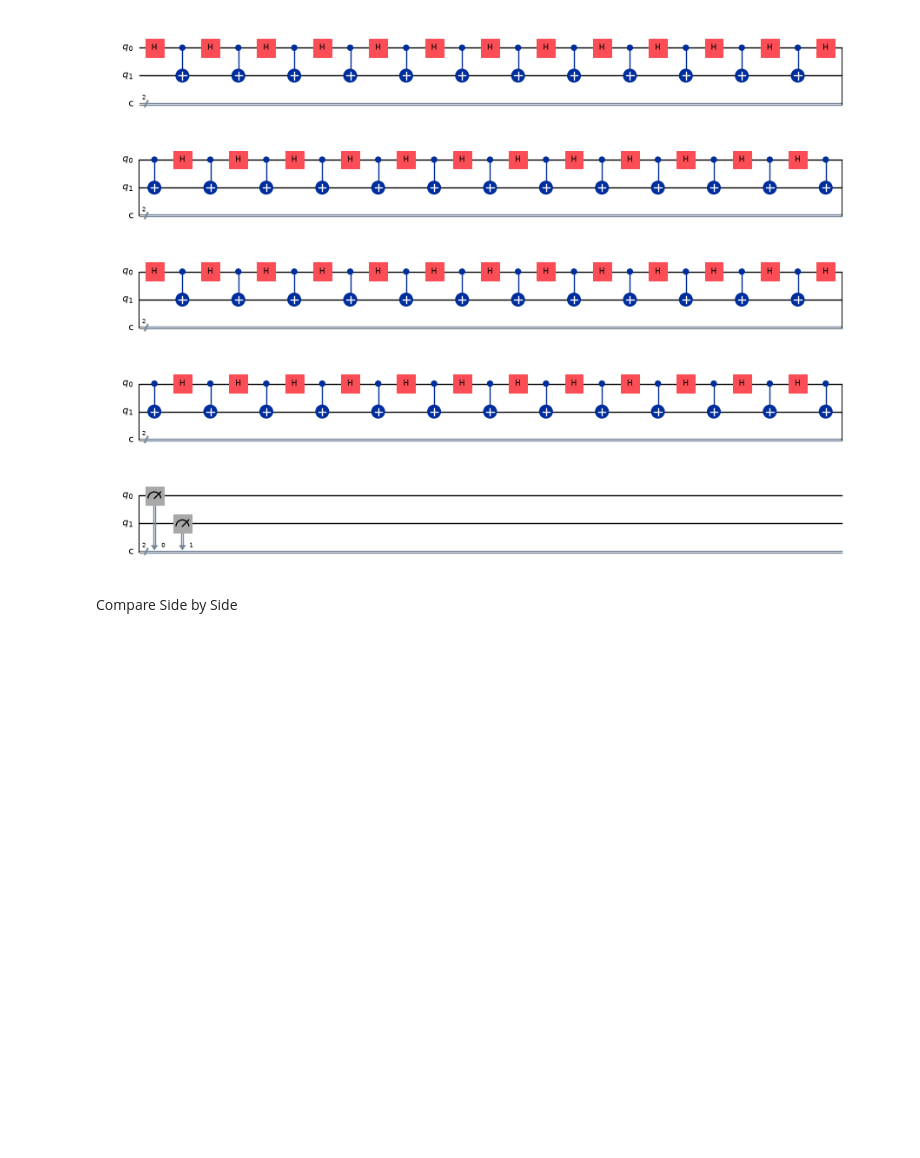
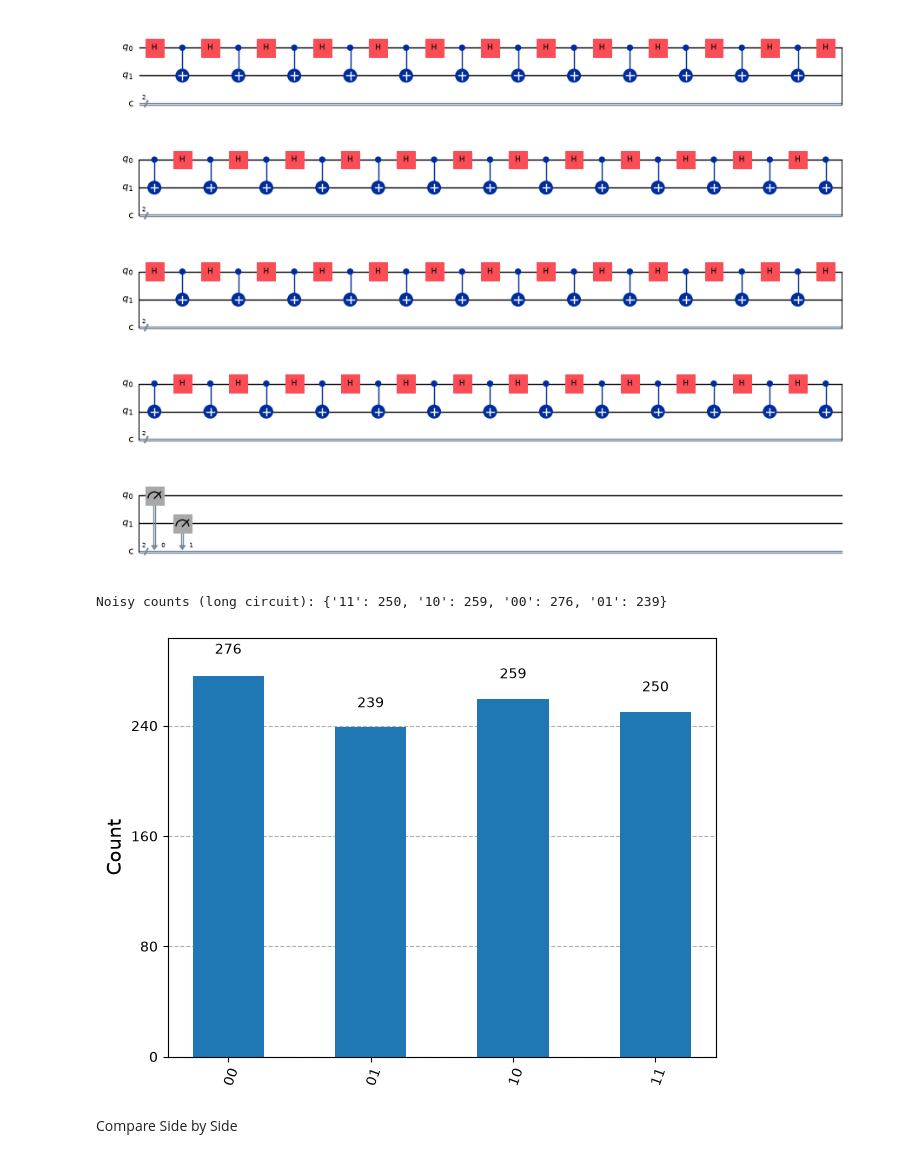
Before and after one commit to rahul-gupta-2004/medium_qiskit_quantum, a Jupyter notebook: part2_intermediate/article-22.ipynb, the cells around one changed output. Saved outputs shown, nothing was run; the diff lists cells and outputs as text; code cells hidden in the pictures; blank space fills up the shorter version.

```diff
--- a/part2_intermediate/article-22.ipynb
+++ b/part2_intermediate/article-22.ipynb
@@ -76,14 +76,15 @@ qc_long.draw('mpl', scale=0.5)
 # %% [output]
 [figure]
 # %%
-# Transpile your long circuit for the simulator/backend
 transpiled_circuit_long = transpile(qc_long, simulator)
+job_long = simulator.run(transpiled_circuit_long, shots=1024)
+counts_long = job_long.result().get_counts()
 
-# Execute your long circuit on the simulator
-job_long = simulator.run(transpiled_circuit_long, shots=1024)
-
-# Extract and define the 'counts_long' variable
-counts_long = job_long.result().get_counts()
+print("Noisy counts (long circuit):", counts_long)
+plot_histogram(counts_long)
+# %% [output]
+Noisy counts (long circuit): {'11': 250, '10': 259, '00': 276, '01': 239}
+[figure, added]
 # %% [markdown]
 Compare Side by Side
 # %%
```
